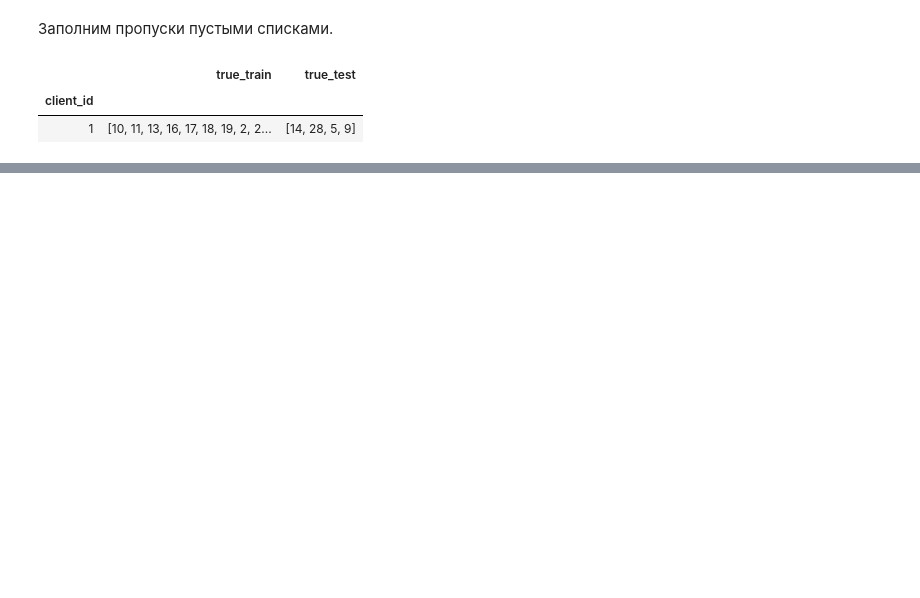
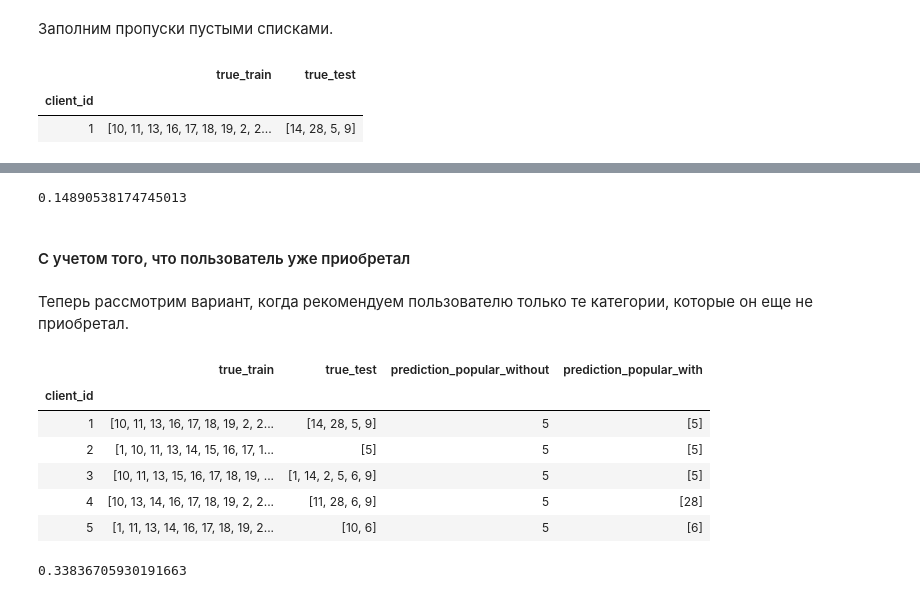
Before and after one commit to AleksandrRadist/RecommendationSystem, a Jupyter notebook: model/recommendation_model.ipynb, the cells around one changed output, grey strips where cells are left out. Saved outputs shown, nothing was run; the diff lists cells and outputs as text; code cells hidden in the pictures; blank space fills up the shorter version.

Commit message:
modeled and evaluated baseline model (popularity model)

```diff
--- a/model/recommendation_model.ipynb
+++ b/model/recommendation_model.ipynb
@@ -253,0 +265,12 @@ xxxxxxxxxxxxxxxxxxxxxxxxxxxxxxxxxxxxxxxxxxxxxxxx
+# %%
+top_k = 1 # количество категорий, которое нужно предсказать пользователю
+# %%
+popular_category = (
+    data_train
+    .groupby('product_category', as_index=False)
+    .agg({'purchase_normalize': 'sum'})
+    .rename(columns={'purchase_normalize': 'purchase_total'})
+    .sort_values('purchase_total', ascending=False)
+    .product_category.values
+)
+popular_category
@@ -253,0 +293,2 @@ xxxxxxxxxxxxxxxxxxxxxxxxxxxxxxxxxxxxxxxxxxxxxxxx
+# %%
+data_true['prediction_popular_without'] = np.resize(popular_category[:top_k], (data_true.shape[0], 1))
@@ -253,0 +305,30 @@ xxxxxxxxxxxxxxxxxxxxxxxxxxxxxxxxxxxxxxxxxxxxxxxx
+# %%
+calc_precision('prediction_popular_without')
+# %% [output]
+0.14890538174745013
+# %% [markdown]
+#### С учетом того, что пользователь уже приобретал
+# %% [markdown]
+Теперь рассмотрим вариант, когда рекомендуем пользователю только те категории, которые он еще не приобретал.
+# %%
+data_true['prediction_popular_with'] = (
+    data_true.true_train
+    .apply(
+        lambda x:
+        popular_category[~np.in1d(popular_category, x)][:top_k]
+    )
+)
+# %%
+data_true.head()
+# %% [output]
+|  | true_train | true_test | prediction_popular_without | prediction_popular_with |
+| client_id |  |  |  |  |
+| 1 | [10, 11, 13, 16, 17, 18, 19, 2, 2... | [14, 28, 5, 9] | 5 | [5] |
+| 2 | [1, 10, 11, 13, 14, 15, 16, 17, 1... | [5] | 5 | [5] |
+| 3 | [10, 11, 13, 15, 16, 17, 18, 19, ... | [1, 14, 2, 5, 6, 9] | 5 | [5] |
+| 4 | [10, 13, 14, 16, 17, 18, 19, 2, 2... | [11, 28, 6, 9] | 5 | [28] |
+| 5 | [1, 11, 13, 14, 16, 17, 18, 19, 2... | [10, 6] | 5 | [6] |
+# %%
+calc_precision('prediction_popular_with')
+# %% [output]
+0.33836705930191663
```
Also changed, not shown: parts of 18 cells of this notebook.
